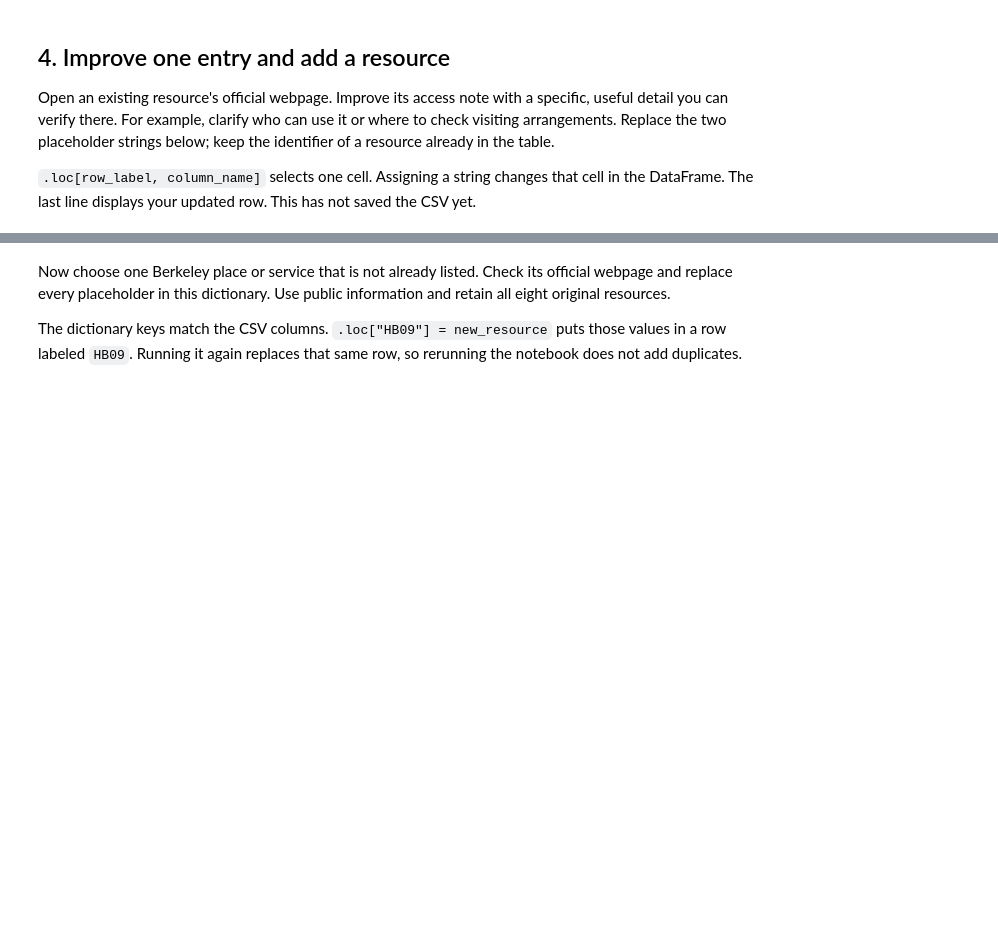
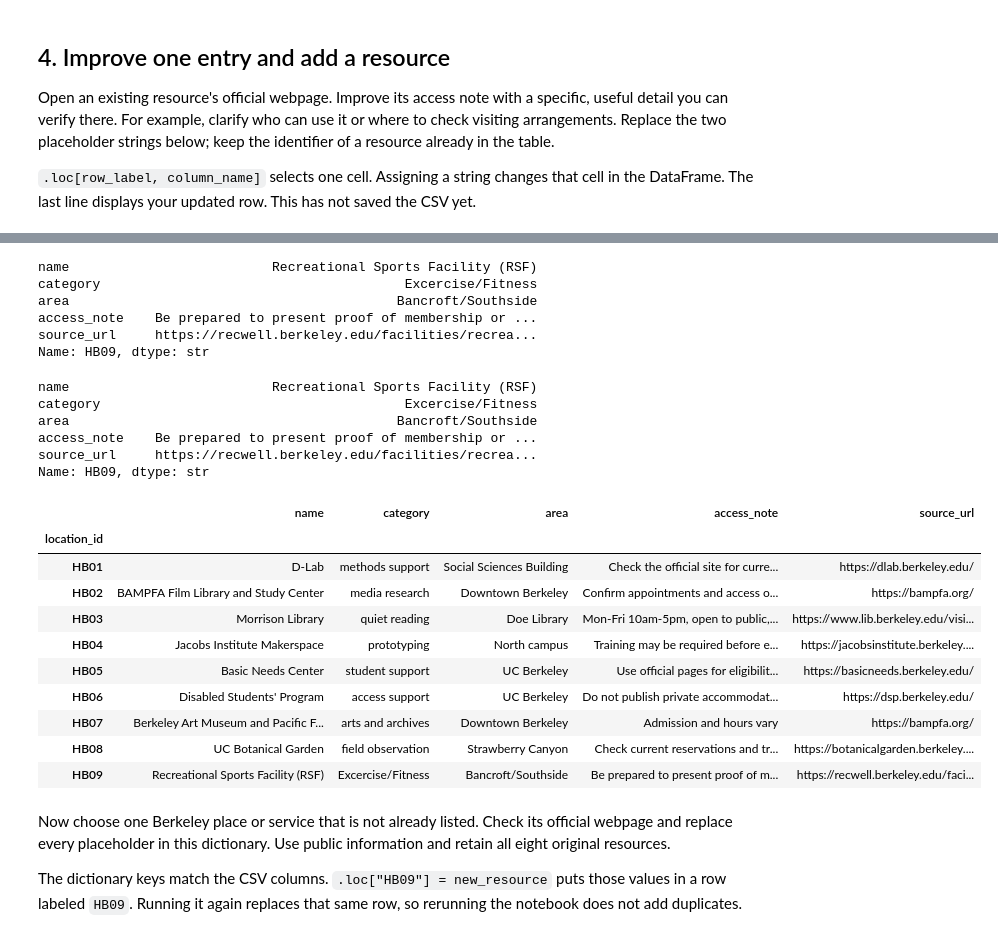
Before and after one commit to jnel0393/hidden-berkeley, a Jupyter notebook: hw2_hidden_berkeley.ipynb, the cells around one changed output, grey strips where cells are left out. Drawn from its saved outputs; the diff is of its cells as text; code cells hidden in the pictures; blank space fills up the shorter version.

```diff
--- a/hw2_hidden_berkeley.ipynb
+++ b/hw2_hidden_berkeley.ipynb
@@ -91,4 +109,42 @@ source_url       REPLACE with the official URL you checked.
 Name: HB03, dtype: str
+# %%
+existing_id = "HB09"  # Change this if you choose another existing resource.
+locations.loc[existing_id, "name"] = "Recreational Sports Facility (RSF)"
+locations.loc[existing_id, "category"] = "Excercise/Fitness"
+locations.loc[existing_id, "area"] = "Bancroft/Southside"
+locations.loc[existing_id, "access_note"] = "Be prepared to present proof of membership or purchase at the front desk"
+locations.loc[existing_id, "source_url"] = "https://recwell.berkeley.edu/facilities/recreational-sports-facility-rsf/"
+locations.loc[existing_id]
+# %% [output]
+name                          Recreational Sports Facility (RSF)
+category                                       Excercise/Fitness
+area                                          Bancroft/Southside
+access_note    Be prepared to present proof of membership or ...
+source_url     https://recwell.berkeley.edu/facilities/recrea...
+Name: HB09, dtype: str
+# %%
+locations.loc["HB09"]
+# %% [output]
+name                          Recreational Sports Facility (RSF)
+category                                       Excercise/Fitness
+area                                          Bancroft/Southside
+access_note    Be prepared to present proof of membership or ...
+source_url     https://recwell.berkeley.edu/facilities/recrea...
+Name: HB09, dtype: str
+# %%
+locations
+# %% [output]
+|  | name | category | area | access_note | source_url |
+| location_id |  |  |  |  |  |
+| HB01 | D-Lab | methods support | Social Sciences Building | Check the official site for curre... | https://dlab.berkeley.edu/ |
+| HB02 | BAMPFA Film Library and Study Center | media research | Downtown Berkeley | Confirm appointments and access o... | https://bampfa.org/ |
+| HB03 | Morrison Library | quiet reading | Doe Library | Mon-Fri 10am-5pm, open to public,... | https://www.lib.berkeley.edu/visi... |
+| HB04 | Jacobs Institute Makerspace | prototyping | North campus | Training may be required before e... | https://jacobsinstitute.berkeley.... |
+| HB05 | Basic Needs Center | student support | UC Berkeley | Use official pages for eligibilit... | https://basicneeds.berkeley.edu/ |
+| HB06 | Disabled Students' Program | access support | UC Berkeley | Do not publish private accommodat... | https://dsp.berkeley.edu/ |
+| HB07 | Berkeley Art Museum and Pacific F... | arts and archives | Downtown Berkeley | Admission and hours vary | https://bampfa.org/ |
+| HB08 | UC Botanical Garden | field observation | Strawberry Canyon | Check current reservations and tr... | https://botanicalgarden.berkeley.... |
+| HB09 | Recreational Sports Facility (RSF) | Excercise/Fitness | Bancroft/Southside | Be prepared to present proof of m... | https://recwell.berkeley.edu/faci... |
 # %% [markdown]
 Now choose one Berkeley place or service that is not already listed. Check its official webpage and replace every placeholder in this dictionary. Use public information and retain all eight original resources.
 
```
Also changed, not shown: parts of 4 cells of this notebook, 1 other file.
